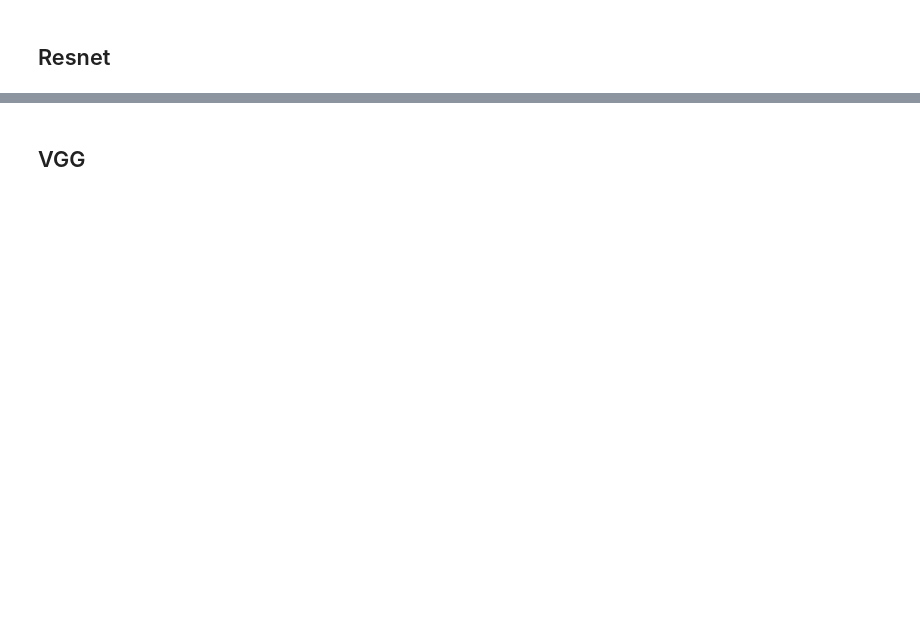
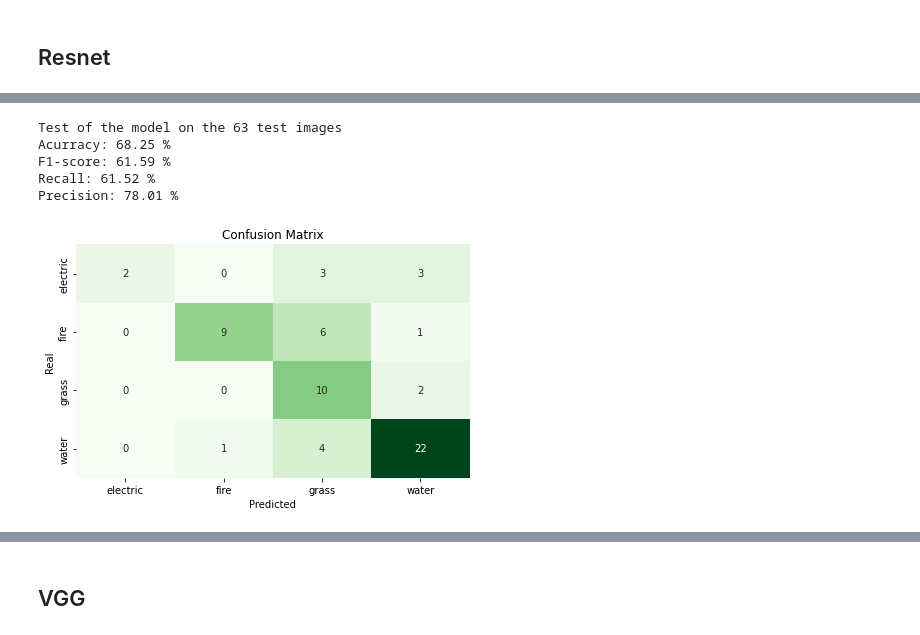
Before and after one commit to DiegoOrtizS/pokemon-CNN, a Jupyter notebook: Proyecto5/notebook.ipynb, the cells around one changed output, grey strips where cells are left out. Cells and saved outputs as stored; diff of their text form; code cells hidden in the pictures; blank space fills up the shorter version.

```diff
--- a/Proyecto5/notebook.ipynb
+++ b/Proyecto5/notebook.ipynb
@@ -348,6 +372,13 @@ plt.savefig(PATH_RES+"resnet18 loss SGD epochs=100 lr=3e-4 weight_decay=0.005 mo
 # %%
 torch.manual_seed(1)
-test(resnet18, "resnet18 confusion matrix SGD epochs=100 lr=3e-4 weight_decay=0.005 momentum=0.9.png")
+test(resnet18, "resnet18 confusion matrix SGD epochs=50 lr=1e-4 weight_decay=0.005 momentum=0.9.png")
+# %% [output]
+Test of the model on the 63 test images
+Acurracy: 68.25 %
+F1-score: 61.59 %
+Recall: 61.52 %
+Precision: 78.01 %
+[figure, added]
 # %%
 resnet34 = torchvision.models.resnet34(pretrained=True)
 for e in resnet34.parameters():
```
Also changed, not shown: parts of 21 cells of this notebook, 22 other files.
